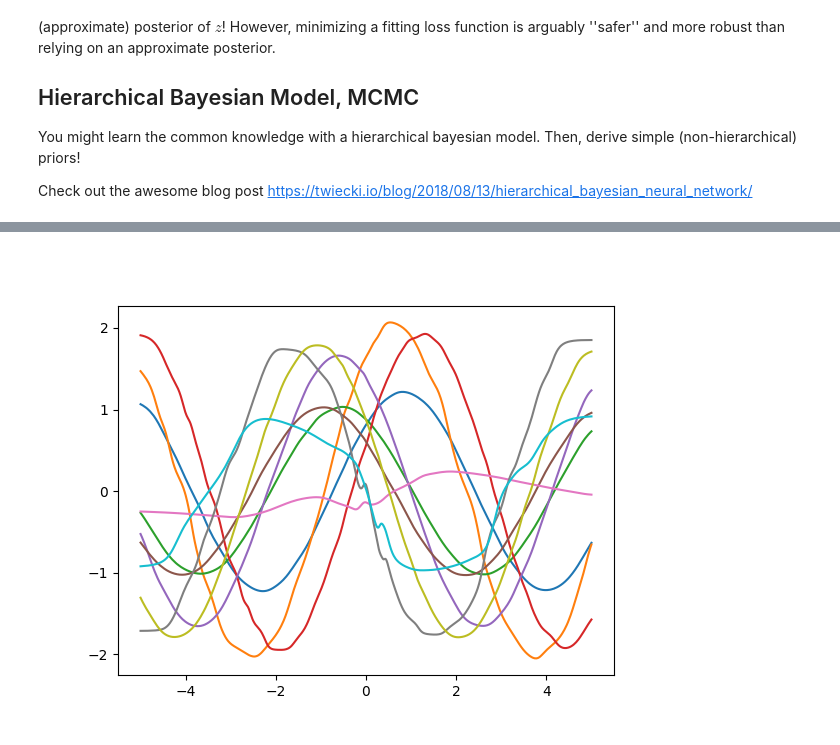
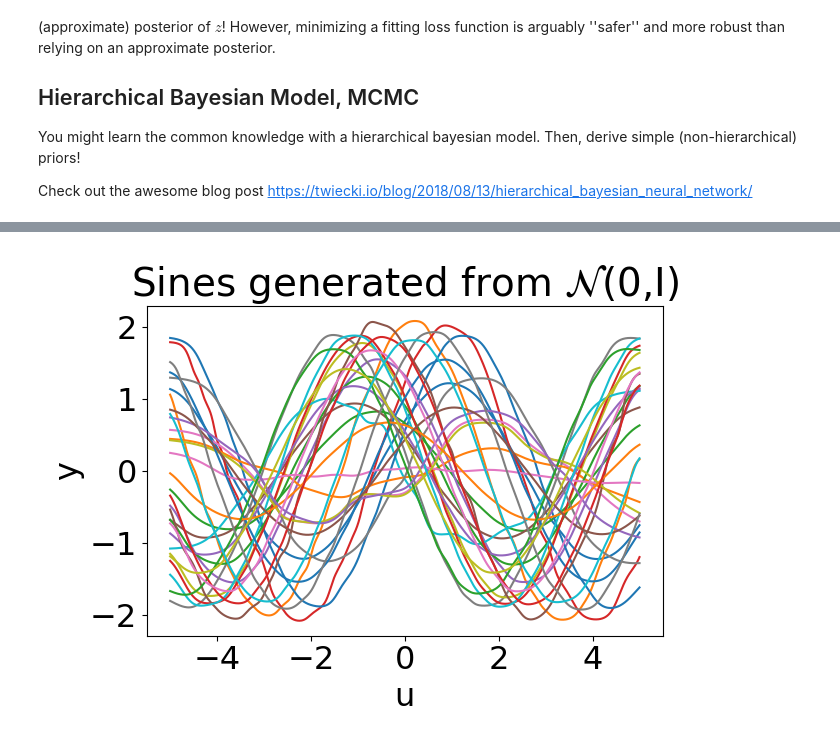
Before and after one commit to mattrufolo/VAE-sysid-neural-manifold, a Jupyter notebook: static_example/vae_hypernet.ipynb, the cells around one changed output, grey strips where cells are left out. Cells and saved outputs as stored; diff of their text form; code cells hidden in the pictures.

```diff
--- a/static_example/vae_hypernet.ipynb
+++ b/static_example/vae_hypernet.ipynb
@@ -18,6 +20,6 @@ import flax.linen as nn
 # %%
 %matplotlib widget
-jax.config.update("jax_default_device", jax.devices("gpu")[0])
+jax.config.update("jax_default_device", jax.devices("cpu")[0])
 # %%
 onp.random.seed(42)
 key = jr.key(42)
@@ -605,11 +509,16 @@ plt.plot(x_dense,meta_y_test_dense[idx])
 # %%
-# Unconditional generation from the optimized decoder, with latent from the prior, to see if the generatoin gives sines.
+# Unconditional generation from the initial decoder, with latent from the prior
 onp.random.seed(42)
-z = onp.random.normal(size=(10, latent_dim))
+z = onp.random.normal(size=(30, latent_dim))
 # x_dense = jnp.linspace(-5, 5, 1_000).reshape(-1, 1)
 y_pred = jax.vmap(mlp_emb_apply, in_axes=(0, None, None, None))(z, params_mlp_opt, params_lift_opt,  x_dense[:, None])
-# print(y_pred.squeeze(-1).T.shape,x_dense.shape)
 plt.figure()
+plt.title(r"Sines generated from $\mathcal{N}$(0,I)", fontsize = 28)
 plt.plot(x_dense, y_pred.squeeze(-1).T);
-plt.savefig("multisines_generation.png")
+plt.xlabel("u", fontsize = 23)
+plt.ylabel("y", fontsize = 23)
+plt.xticks(fontsize=23)
+plt.yticks(fontsize=23)
+plt.tight_layout()
+plt.savefig('sines_generation.pdf')
 # %% [output]
@@ -619 +525 @@ plt.savefig("multisines_generation.png")
-[figure, old version]
+[figure, new version]
```
Also changed, not shown: parts of 37 cells of this notebook.
